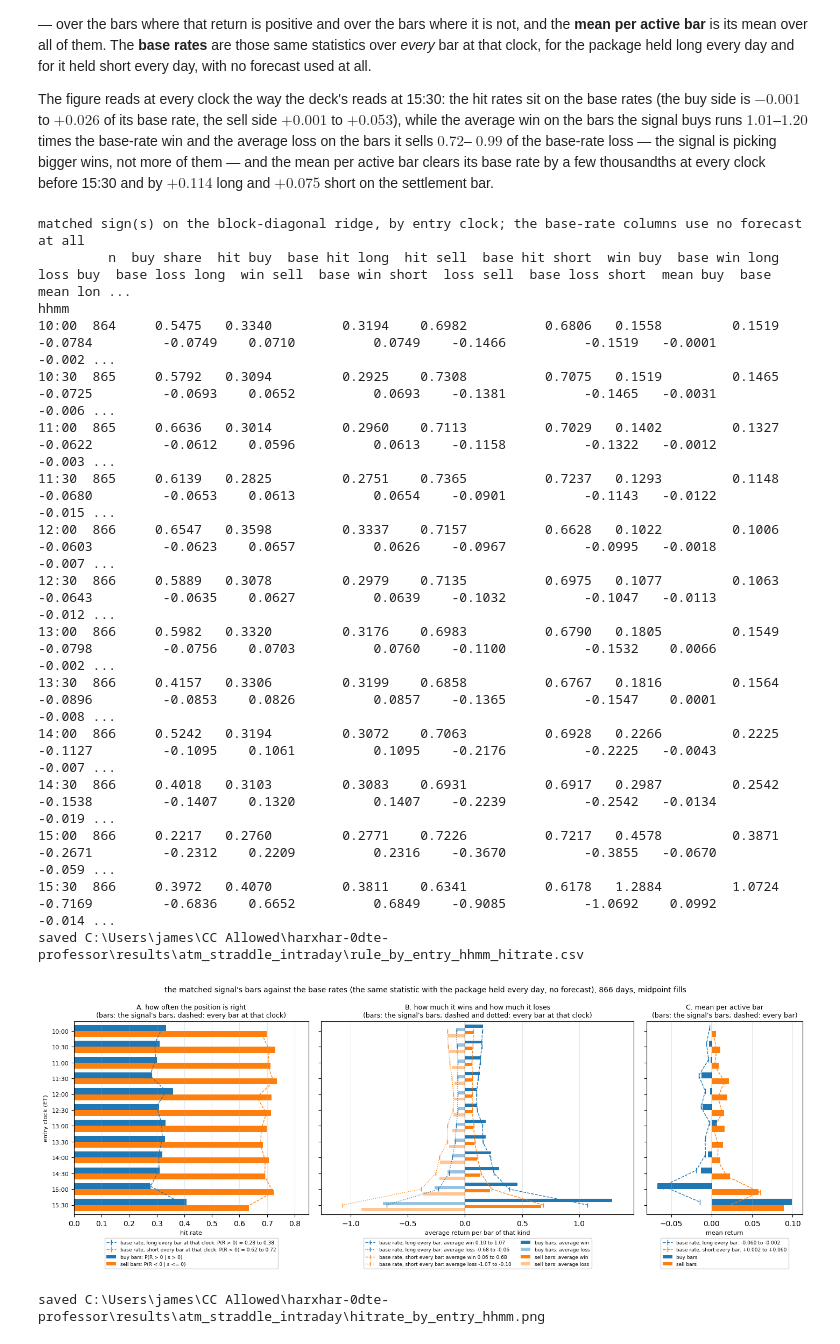
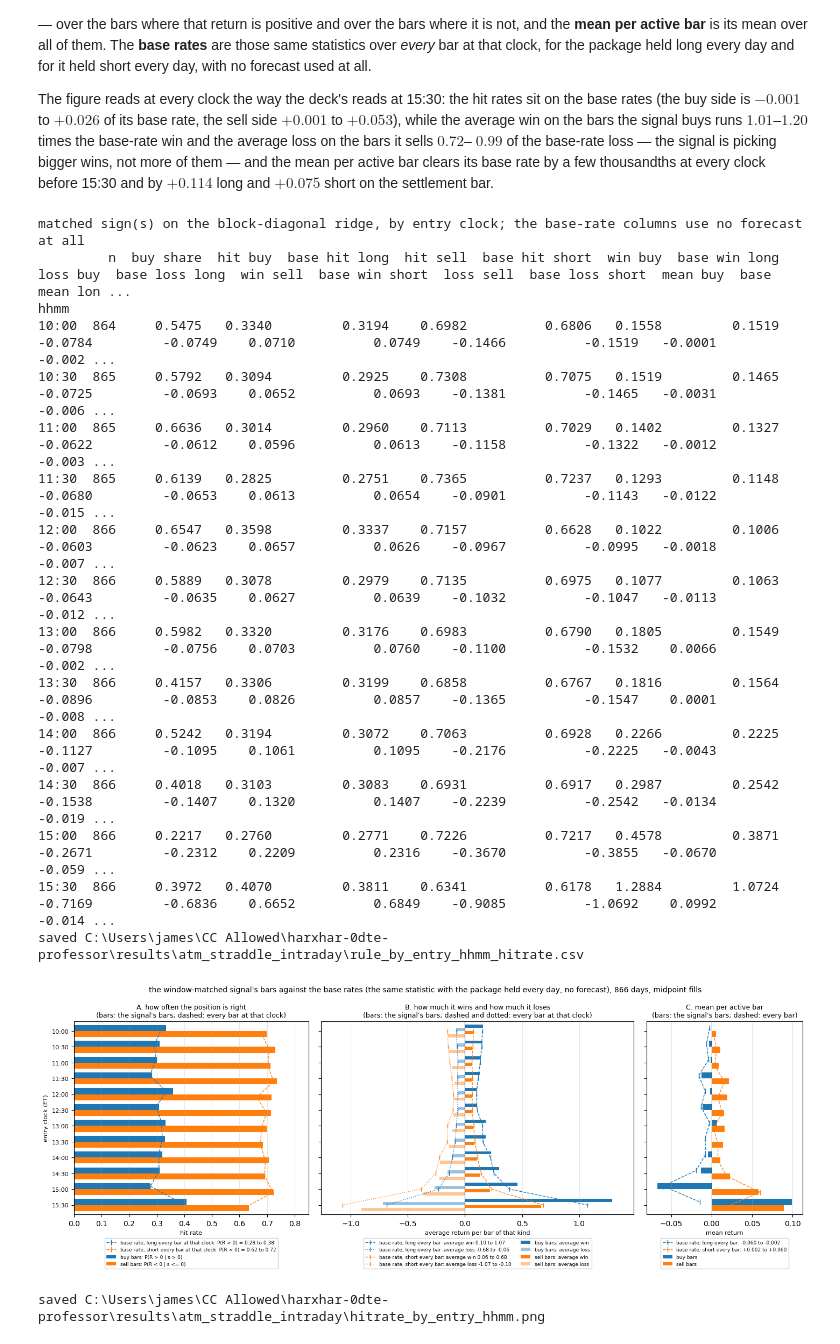
Before and after one commit to jamesdchen/harxhar-clean, a Jupyter notebook: notebooks/atm_straddle_intraday.ipynb, the cells around one changed output. Drawn from its saved outputs; the diff is of its cells as text; code cells hidden in the pictures.

```diff
--- a/notebooks/atm_straddle_intraday.ipynb
+++ b/notebooks/atm_straddle_intraday.ipynb
@@ -1582,35 +1582,35 @@ axC.plot(hrt["base mean short"], _ys + 0.19, ls="--", lw=1.0, color="C1", marker
          label="base rate, short every bar: " + _rng("base mean short", "{:+.3f}"))
 axC.axvline(0.0, color="k", lw=0.6)
 _pad_x(axC, np.concatenate([hrt[c].to_numpy(float) for c in
                             ("mean buy", "mean sell", "base mean long", "base mean short")] + [np.zeros(1)]))
 _dress_clock(axC, "C. mean per active bar\n(bars: the signal's bars; dashed: every bar)",
              "mean return")
 
-fig.suptitle("the matched signal's bars against the base rates (the same statistic with the package held every day, "
+fig.suptitle("the window-matched signal's bars against the base rates (the same statistic with the package held every day, "
              f"no forecast), {int(work['date'].nunique())} days, midpoint fills", fontsize=10)
 fig.tight_layout()
 fig.savefig(OUT / "hitrate_by_entry_hhmm.png", dpi=120, bbox_inches="tight")
 display(fig)
 plt.close(fig)
 print("saved", OUT / "hitrate_by_entry_hhmm.png")
 # %% [output]
 matched sign(s) on the block-diagonal ridge, by entry clock; the base-rate columns use no forecast at all
          n  buy share  hit buy  base hit long  hit sell  base hit short  win buy  base win long  loss buy  base loss long  win sell  base win short  loss sell  base loss short  mean buy  base mean lon ...
 hhmm
 10:00  864     0.5475   0.3340         0.3194    0.6982          0.6806   0.1558         0.1519   -0.0784         -0.0749    0.0710          0.0749    -0.1466          -0.1519   -0.0001         -0.002 ...
 10:30  865     0.5792   0.3094         0.2925    0.7308          0.7075   0.1519         0.1465   -0.0725         -0.0693    0.0652          0.0693    -0.1381          -0.1465   -0.0031         -0.006 ...
 11:00  865     0.6636   0.3014         0.2960    0.7113          0.7029   0.1402         0.1327   -0.0622         -0.0612    0.0596          0.0613    -0.1158          -0.1322   -0.0012         -0.003 ...
 11:30  865     0.6139   0.2825         0.2751    0.7365          0.7237   0.1293         0.1148   -0.0680         -0.0653    0.0613          0.0654    -0.0901          -0.1143   -0.0122         -0.015 ...
 12:00  866     0.6547   0.3598         0.3337    0.7157          0.6628   0.1022         0.1006   -0.0603         -0.0623    0.0657          0.0626    -0.0967          -0.0995   -0.0018         -0.007 ...
 12:30  866     0.5889   0.3078         0.2979    0.7135          0.6975   0.1077         0.1063   -0.0643         -0.0635    0.0627          0.0639    -0.1032          -0.1047   -0.0113         -0.012 ...
 13:00  866     0.5982   0.3320         0.3176    0.6983          0.6790   0.1805         0.1549   -0.0798         -0.0756    0.0703          0.0760    -0.1100          -0.1532    0.0066         -0.002 ...
 13:30  866     0.4157   0.3306         0.3199    0.6858          0.6767   0.1816         0.1564   -0.0896         -0.0853    0.0826          0.0857    -0.1365          -0.1547    0.0001         -0.008 ...
 14:00  866     0.5242   0.3194         0.3072    0.7063          0.6928   0.2266         0.2225   -0.1127         -0.1095    0.1061          0.1095    -0.2176          -0.2225   -0.0043         -0.007 ...
 14:30  866     0.4018   0.3103         0.3083    0.6931          0.6917   0.2987         0.2542   -0.1538         -0.1407    0.1320          0.1407    -0.2239          -0.2542   -0.0134         -0.019 ...
 15:00  866     0.2217   0.2760         0.2771    0.7226          0.7217   0.4578         0.3871   -0.2671         -0.2312    0.2209          0.2316    -0.3670          -0.3855   -0.0670         -0.059 ...
 15:30  866     0.3972   0.4070         0.3811    0.6341          0.6178   1.2884         1.0724   -0.7169         -0.6836    0.6652          0.6849    -0.9085          -1.0692    0.0992         -0.014 ...
 saved C:\Users\james\CC Allowed\harxhar-0dte-professor\results\atm_straddle_intraday\rule_by_entry_hhmm_hitrate.csv
-[figure, old version]
+[figure, new version]
 saved C:\Users\james\CC Allowed\harxhar-0dte-professor\results\atm_straddle_intraday\hitrate_by_entry_hhmm.png
 # %% [markdown]
 ## 9. Buy-signal fingerprint (day $\times$ clock)
```
Also changed, not shown: parts of 2 cells of this notebook, 3 other files.
